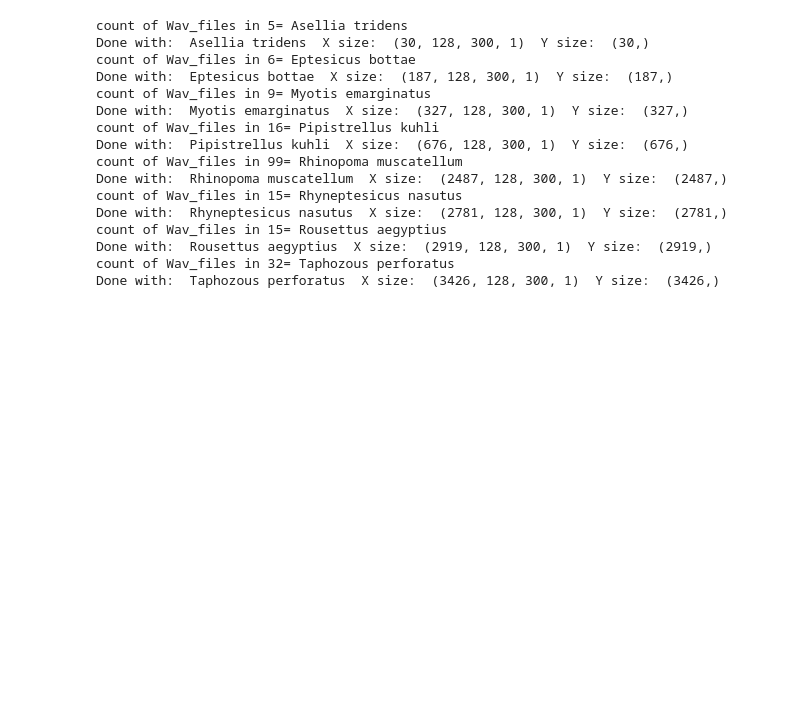
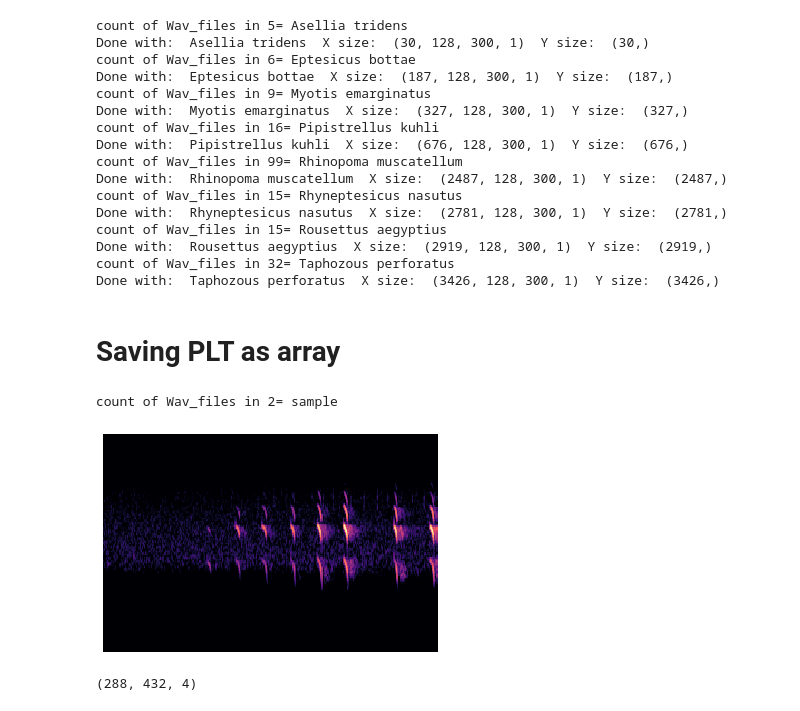
Before and after one commit to Taslim-M/Bat2Web, a Jupyter notebook: MelGenerator_Statistics_AudioSplitter.ipynb, the cells around one changed output. Drawn from its saved outputs; the diff is of its cells as text; code cells hidden in the pictures; blank space fills up the shorter version.

```diff
--- a/MelGenerator_Statistics_AudioSplitter.ipynb
+++ b/MelGenerator_Statistics_AudioSplitter.ipynb
@@ -216,7 +216,8 @@ def convert_single_audio_to_arr(audio_path, image_path, species_code, X, Y):
 
     #Convert amplitude to decibels
     db_spec = librosa.power_to_db(spec, ref=np.max)
-
+    #Normalized
+    db_spec = librosa.util.normalize(db_spec)
     for x in range(0, np.size(db_spec,1),300):
         #if there is no more data, slide a bit backwards
         if(x+300 > np.size(db_spec,1)):
@@ -279,0 +281,2 @@ np.save(r"data\spec_array_all_class_y",Y)
+# %% [markdown]
+# Saving PLT as array
@@ -279,0 +320,23 @@ np.save(r"data\spec_array_all_class_y",Y)
+# %%
+valid_species = ['sample']
+
+audio_folder_name= r"data\Identified calls"
+image_folder_name=  r"data\folderLOL"
+for sp in valid_species:
+    curr_file_names = listdir(join(audio_folder_name,sp))
+    print("count of Wav_files in {}= {}".format(len(curr_file_names),sp))
+    for f in curr_file_names:
+        if f.endswith('.WAV') or f.endswith('.wav'):
+            audio_path = join(audio_folder_name,sp,f)
+            all_caps_file_name = f.upper()
+            image_path = join(image_folder_name,all_caps_file_name.replace('.WAV', '.png'))
+            X_img = convert_single_audio_to_image(audio_path,image_path)
+            #signal ={f:data}
+            #plot_signals(signal)
+# %% [output]
+count of Wav_files in 2= sample
+[figure, added]
+# %%
+print(X_img.shape)
+# %% [output]
+(288, 432, 4)
```
Also changed, not shown: parts of 3 cells of this notebook.
